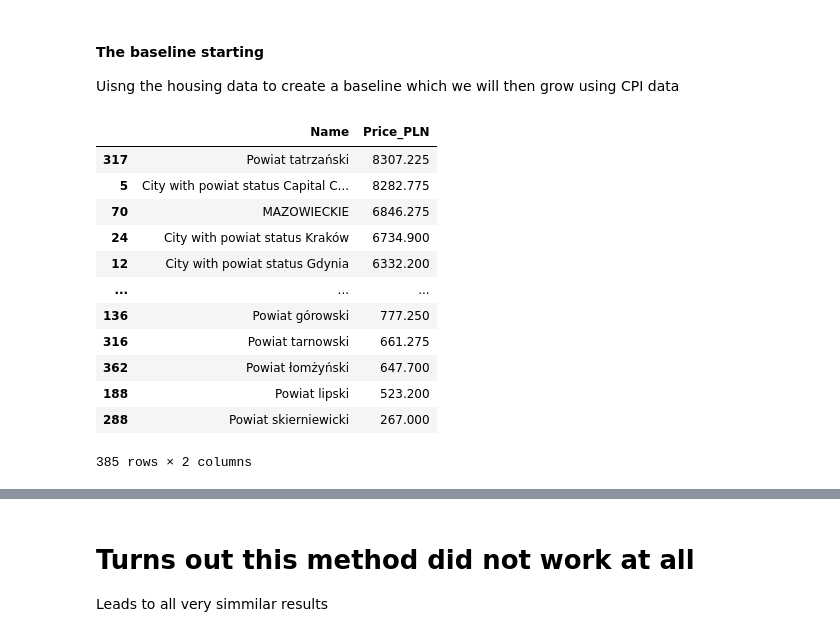
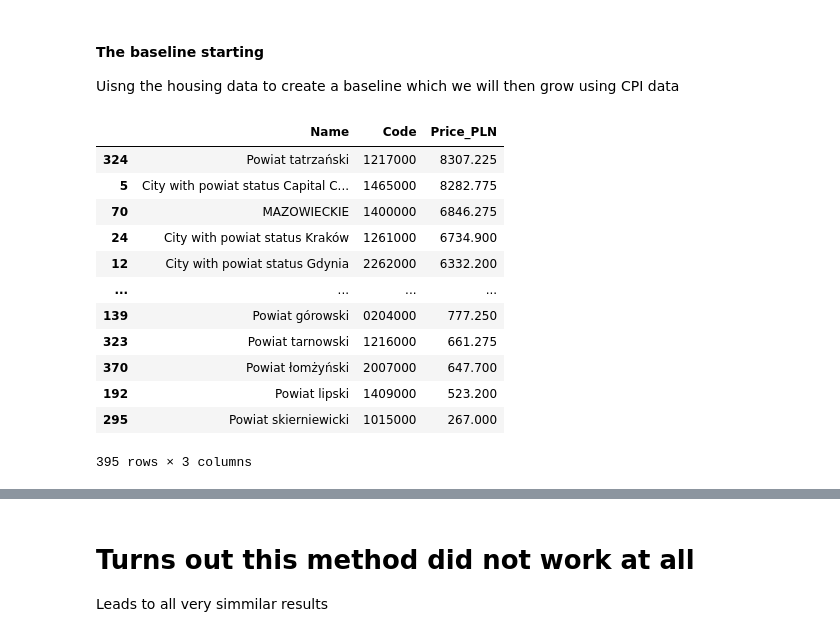
Before and after one commit to harrisonluff/Group_Project_Y3, a Jupyter notebook: notebooks/analysis/00_regional_price_index.ipynb, the cells around one changed output, grey strips where cells are left out. Saved outputs shown, nothing was run; the diff lists cells and outputs as text; code cells hidden in the pictures.

```diff
--- a/notebooks/analysis/00_regional_price_index.ipynb
+++ b/notebooks/analysis/00_regional_price_index.ipynb
@@ -141,30 +141,30 @@ Uisng the housing data to create a baseline which we will then grow using CPI da
 # %%
 upper = 2021
 lower  = 2010
 
 houses_pre_2021 = houses[(houses['Year'] > lower) & (houses['Year'] < upper)].reset_index(drop=True)
-avg_prices_pre_2021 = houses_pre_2021.groupby(['Name'])['Price_PLN'].mean().reset_index()
+avg_prices_pre_2021 = houses_pre_2021.groupby(['Name','Code'])['Price_PLN'].mean().reset_index()
 
 #some windowizing to remove extreme outliers
 avg_prices_pre_2021 = avg_prices_pre_2021[avg_prices_pre_2021['Price_PLN'] < avg_prices_pre_2021['Price_PLN'].quantile(0.999)]
 avg_prices_pre_2021 = avg_prices_pre_2021[avg_prices_pre_2021['Price_PLN'] > avg_prices_pre_2021['Price_PLN'].quantile(0.001)]
 
 
 avg_prices_pre_2021.sort_values(by='Price_PLN', ascending=False)
 # %% [output]
-|  | Name | Price_PLN |
-| 317 | Powiat tatrzański | 8307.225 |
-| 5 | City with powiat status Capital C... | 8282.775 |
-| 70 | MAZOWIECKIE | 6846.275 |
-| 24 | City with powiat status Kraków | 6734.900 |
-| 12 | City with powiat status Gdynia | 6332.200 |
-| ... | ... | ... |
-| 136 | Powiat górowski | 777.250 |
-| 316 | Powiat tarnowski | 661.275 |
-| 362 | Powiat łomżyński | 647.700 |
-| 188 | Powiat lipski | 523.200 |
-| 288 | Powiat skierniewicki | 267.000 |
+|  | Name | Code | Price_PLN |
+| 324 | Powiat tatrzański | 1217000 | 8307.225 |
+| 5 | City with powiat status Capital C... | 1465000 | 8282.775 |
+| 70 | MAZOWIECKIE | 1400000 | 6846.275 |
+| 24 | City with powiat status Kraków | 1261000 | 6734.900 |
+| 12 | City with powiat status Gdynia | 2262000 | 6332.200 |
+| ... | ... | ... | ... |
+| 139 | Powiat górowski | 0204000 | 777.250 |
+| 323 | Powiat tarnowski | 1216000 | 661.275 |
+| 370 | Powiat łomżyński | 2007000 | 647.700 |
+| 192 | Powiat lipski | 1409000 | 523.200 |
+| 295 | Powiat skierniewicki | 1015000 | 267.000 |
-385 rows × 2 columns
+395 rows × 3 columns
 # %%
 #set to out of 100 with 100 being Poland average
 poland_avg = avg_prices_pre_2021[avg_prices_pre_2021['Name'] == 'POLAND']['Price_PLN'].iloc[0]
```
Also changed, not shown: parts of 16 cells of this notebook, 1 other file.
